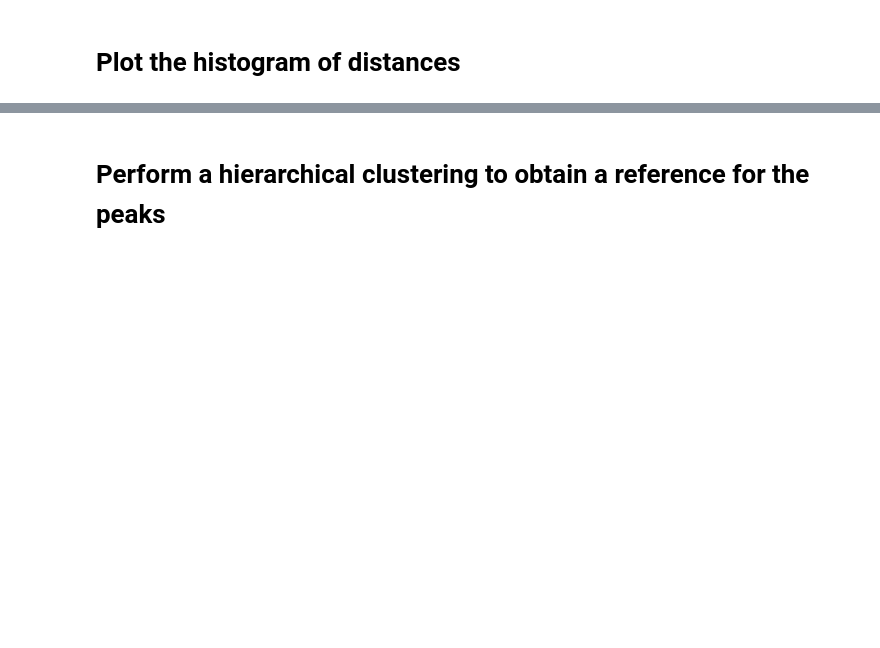
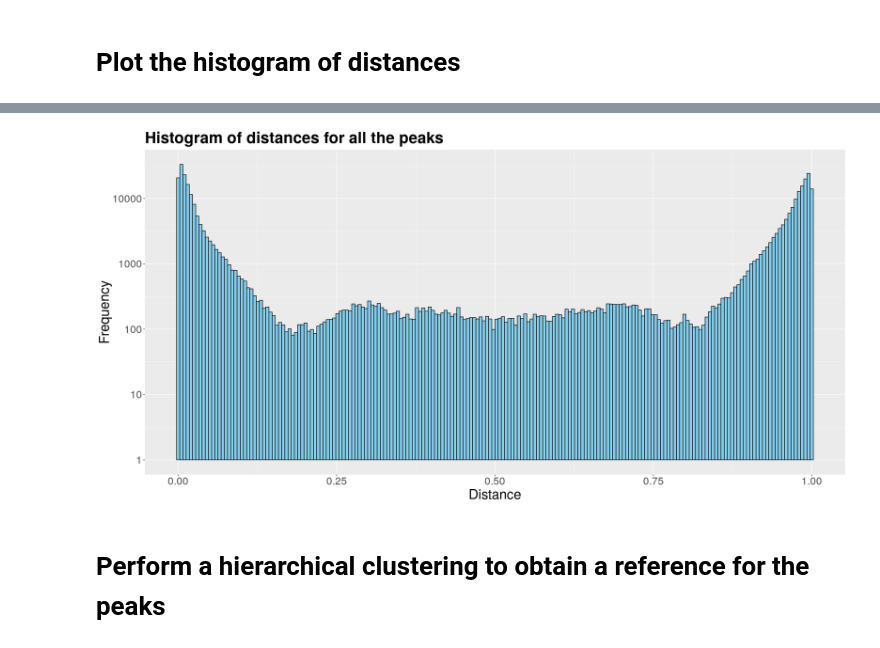
Before and after one commit to GeNeHetX/MALDI-balanced, a Jupyter notebook: samples_alignment.ipynb, the cells around one changed output, grey strips where cells are left out. Drawn from its saved outputs; the diff is of its cells as text; code cells hidden in the pictures; blank space fills up the shorter version.

```diff
--- a/samples_alignment.ipynb
+++ b/samples_alignment.ipynb
@@ -72,3 +95,19 @@ Warning message in hist.default(distances, xlim = c(0, 1), ylim = c(0, 2000), br
+# %%
+library(ggplot2)
+
+# Plot the histogram with ggplot2
+options(repr.plot.width = 20, repr.plot.height = 10)
+ggplot(data.frame(distances = distances), aes(x = distances)) +
+  geom_histogram(bins = 200, fill = "skyblue", color = "black") +
+  labs(title = "Histogram of distances for all the peaks",
+       x = "Distance",
+       y = "Frequency") +
+  scale_y_log10() +
+  theme(plot.title = element_text(size = 30, face = "bold"),
+        axis.title = element_text(size = 26),
+        axis.text = element_text(size = 20))
+# %% [output]
+[figure, added]
 # %% [markdown]
 # Perform a hierarchical clustering to obtain a reference for the peaks
 # %%
```
Also changed, not shown: parts of 9 cells of this notebook, 1 other file.
